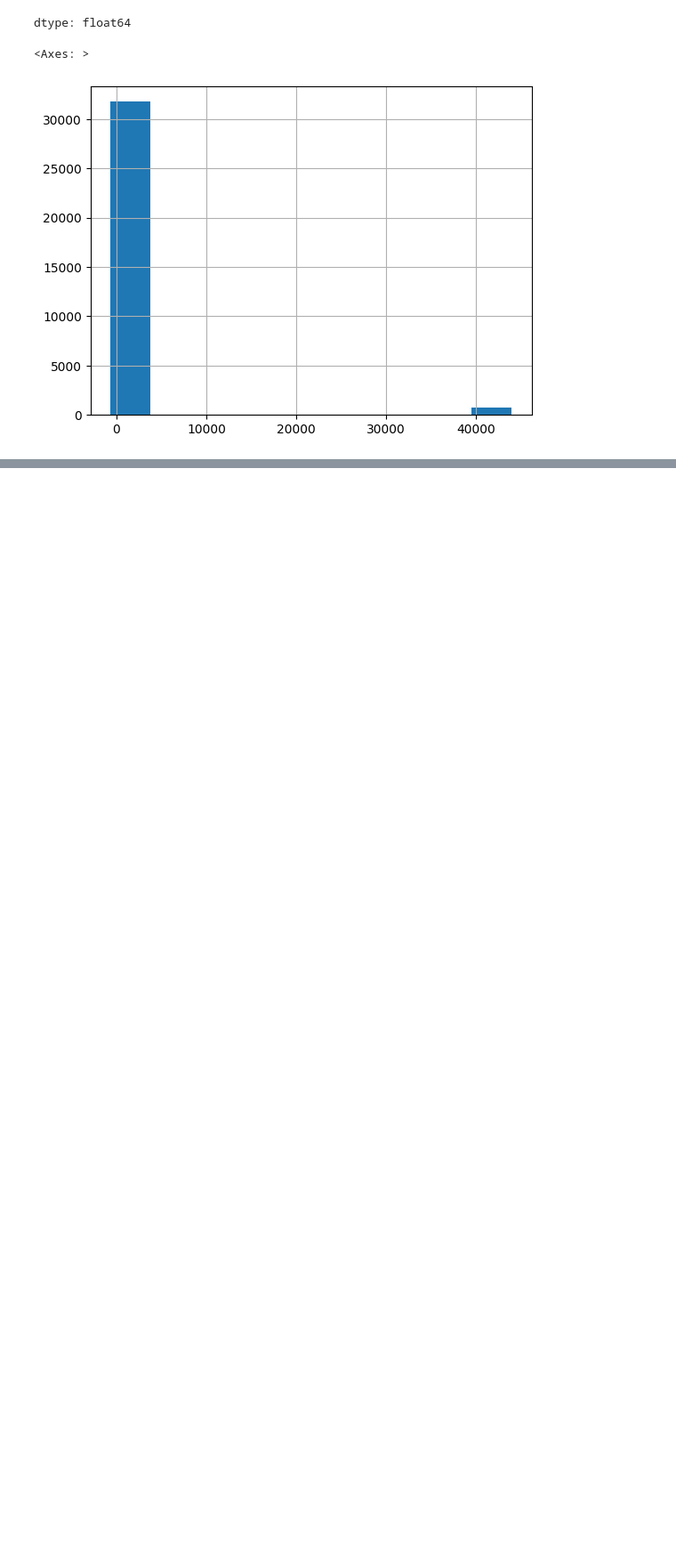
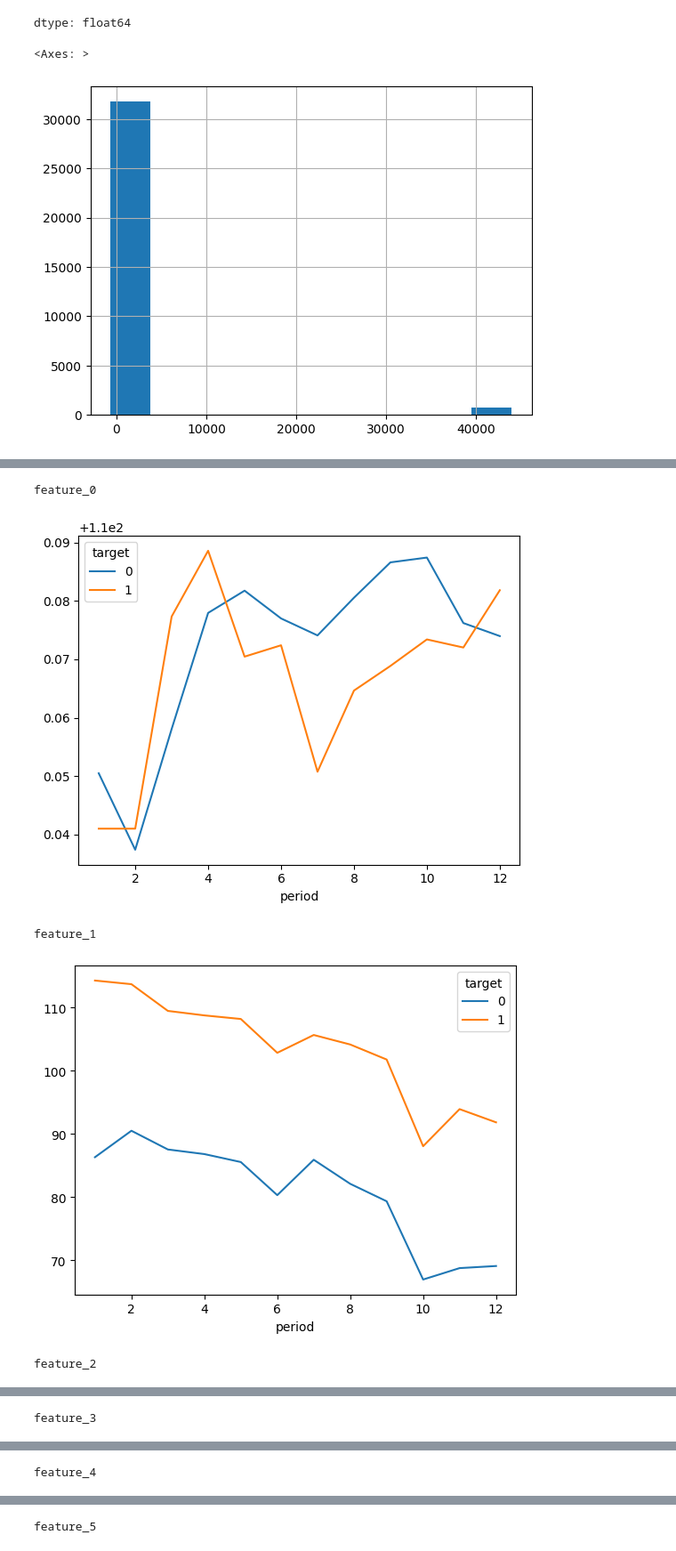
Before and after one commit to SergeyB81/Portfolio-DS, a Jupyter notebook: Tecтовое Gleb 6-8/telecom_test_part2.ipynb, the cells around one changed output, grey strips where cells are left out. Shown at 89% size. Saved outputs shown, nothing was run; the diff lists cells and outputs as text; code cells hidden in the pictures; blank space fills up the shorter version.

```diff
--- a/Tecтовое Gleb 6-8/telecom_test_part2.ipynb
+++ b/Tecтовое Gleb 6-8/telecom_test_part2.ipynb
@@ -336,0 +457,11 @@ df['feature_11'].hist()
+# %%
+cols = ['feature_0', 'feature_1', 'feature_2', 'feature_3',
+       'feature_4', 'feature_5', 'feature_6', 'feature_7', 'feature_8',
+       'feature_9', 'feature_10', 'feature_11', 'feature_12', 'feature_13',
+       'feature_14', 'feature_15', 'feature_16', 'feature_17', 'feature_18',
+       'feature_19', 'feature_20', 'feature_21', 'feature_22', 'feature_23',
+       'feature_24', 'feature_26', 'feature_27', 'feature_28',
+       'feature_29', 'feature_30', 'feature_31', 'feature_32', 'feature_33',
+       'feature_34', 'feature_35', 'feature_36', 'feature_37', 'feature_38',
+       'feature_39', 'feature_40', 'feature_42', 'feature_43', 'feature_44',
+       'feature_45', 'feature_46', 'feature_47', 'feature_48', 'feature_49',]
@@ -336,0 +492,11 @@ df['feature_11'].hist()
+# %%
+for col in cols:
+  print(col)
+  df.groupby(['target','period'])[col].mean().unstack().T.plot()
+  plt.show()
+# %% [output]
+feature_0
+[figure, added]
+feature_1
+[figure, added]
+feature_2
@@ -336,0 +504 @@ df['feature_11'].hist()
+feature_3
@@ -336,0 +506 @@ df['feature_11'].hist()
+feature_4
@@ -336,0 +508 @@ df['feature_11'].hist()
+feature_5
```
Also changed, not shown: parts of 47 cells of this notebook.
